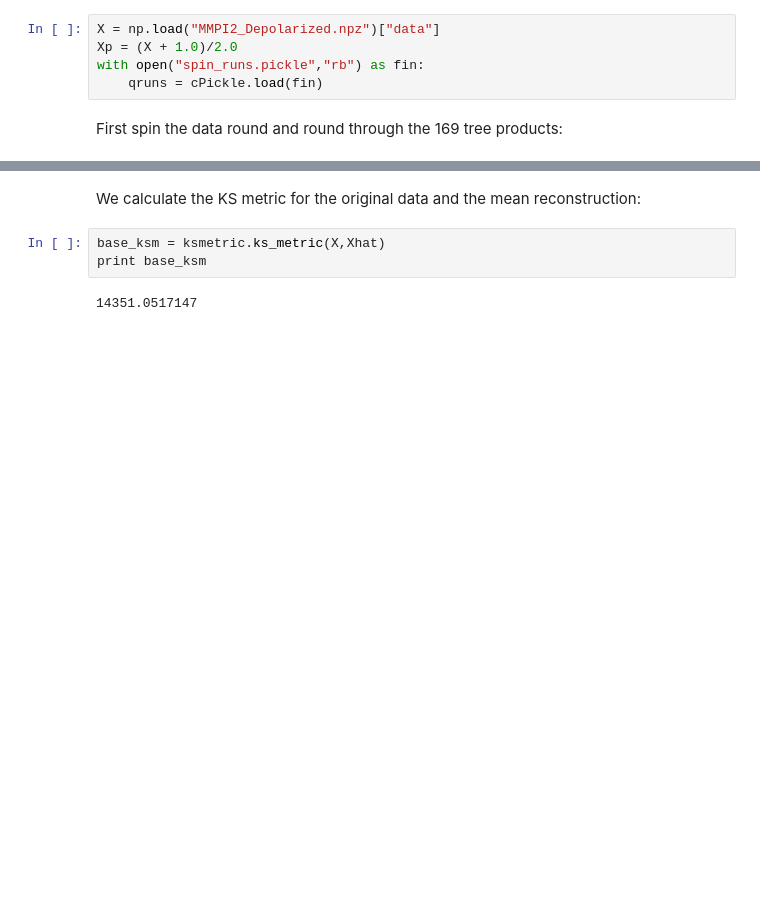
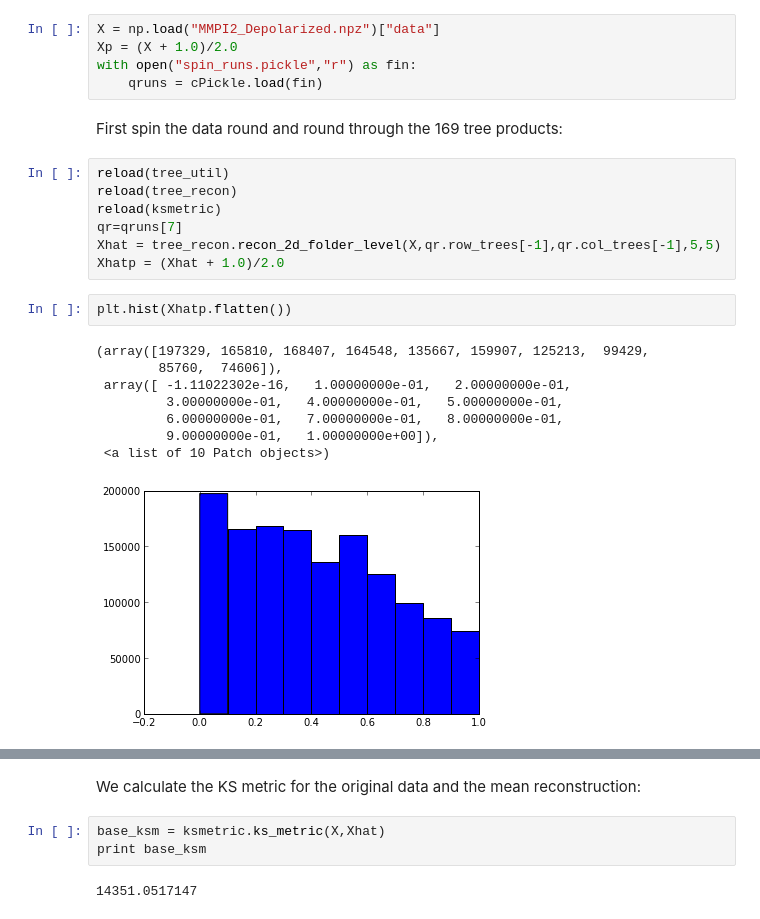
Before and after one commit to hgfalling/pyquest_work, a Jupyter notebook: MMPI_pvalues3.ipynb, the cells around one changed output, grey strips where cells are left out. Saved outputs shown, nothing was run; the diff lists cells and outputs as text; blank space fills up the shorter version.

```diff
--- a/MMPI_pvalues3.ipynb
+++ b/MMPI_pvalues3.ipynb
@@ -12,7 +12,25 @@ This loads the MMPI data and the two sets of trees for spinning. $X$ is the data
 # %%
 X = np.load("MMPI2_Depolarized.npz")["data"]
 Xp = (X + 1.0)/2.0
-with open("spin_runs.pickle","rb") as fin:
+with open("spin_runs.pickle","r") as fin:
     qruns = cPickle.load(fin)
 # %% [markdown]
 First spin the data round and round through the 169 tree products:
+# %%
+reload(tree_util)
+reload(tree_recon)
+reload(ksmetric)
+qr=qruns[7]
+Xhat = tree_recon.recon_2d_folder_level(X,qr.row_trees[-1],qr.col_trees[-1],5,5)
+Xhatp = (Xhat + 1.0)/2.0
+# %%
+plt.hist(Xhatp.flatten())
+# %% [output]
+(array([197329, 165810, 168407, 164548, 135667, 159907, 125213,  99429,
+        85760,  74606]),
+ array([ -1.11022302e-16,   1.00000000e-01,   2.00000000e-01,
+         3.00000000e-01,   4.00000000e-01,   5.00000000e-01,
+         6.00000000e-01,   7.00000000e-01,   8.00000000e-01,
+         9.00000000e-01,   1.00000000e+00]),
+ <a list of 10 Patch objects>)
+[figure, added]
```
Also changed, not shown: parts of 4 cells of this notebook, 3 other files.
